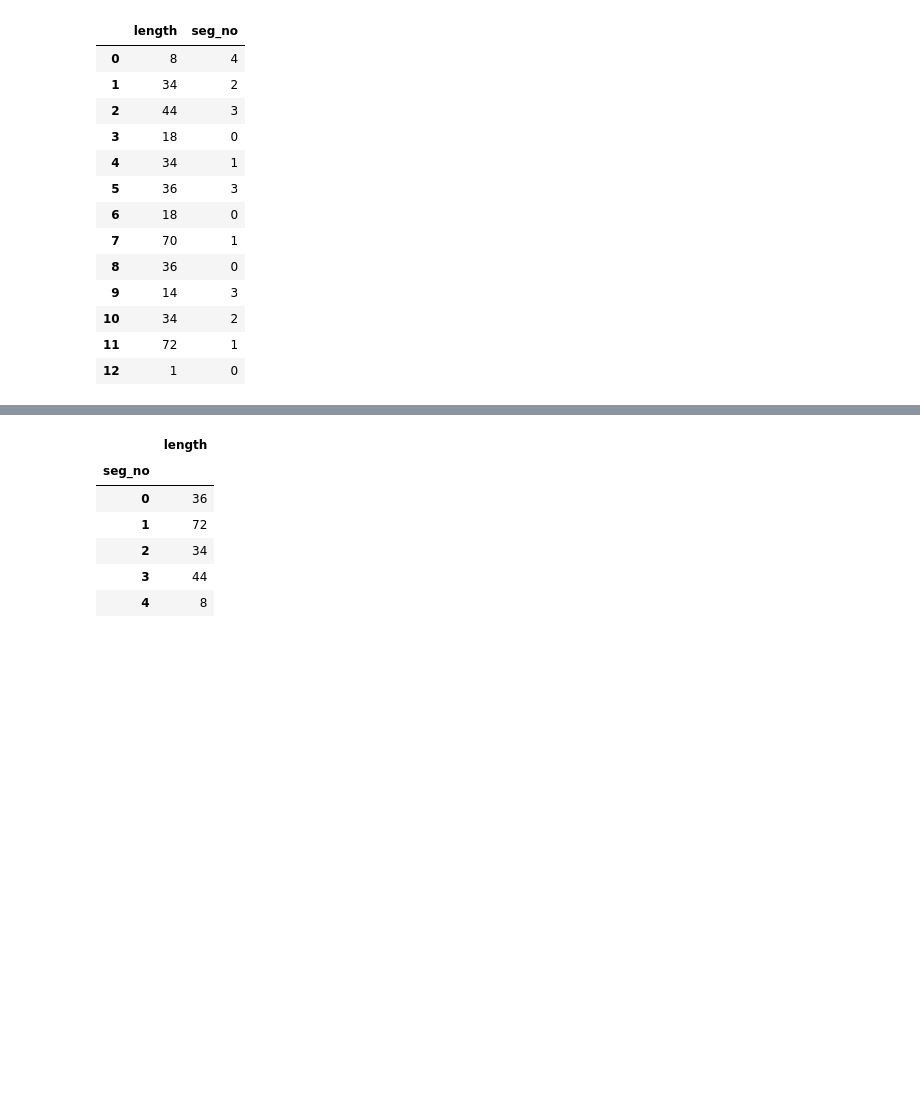
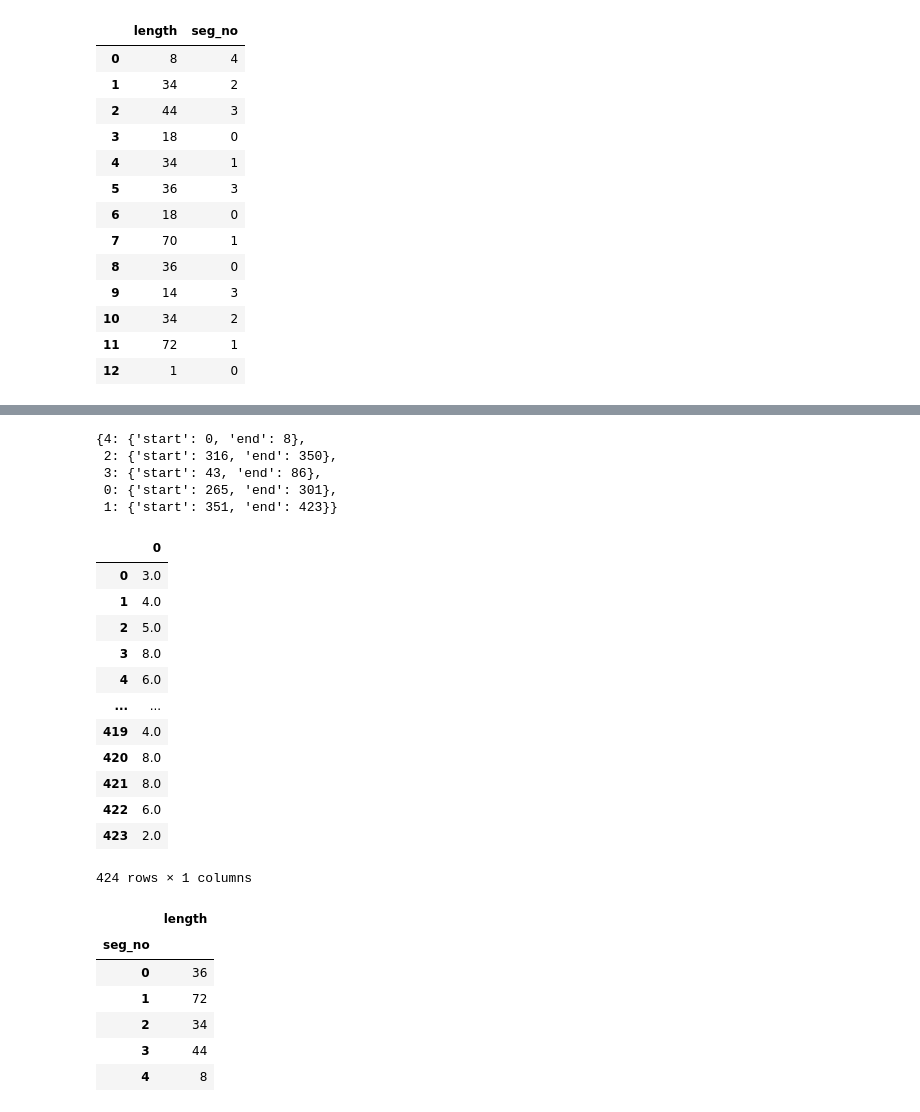
Before and after one commit to wvsharber/BeatMapSynthesizer, a Jupyter notebook: notebooks/Music_analysis.ipynb, the cells around one changed output, grey strips where cells are left out. Drawn from its saved outputs; the diff is of its cells as text; code cells hidden in the pictures; blank space fills up the shorter version.

Commit message:
add segmentation to HMM

```diff
--- a/notebooks/Music_analysis.ipynb
+++ b/notebooks/Music_analysis.ipynb
@@ -638,0 +646,64 @@ df
+# %%
+def segment_predictions(segment_df, HMM_model):
+    """This function predicts a Markov chain walk for each segment of a segmented music file. It will repeat a
+    walk for segments that it has already mapped previously (truncating or extending as necessary)."""
+
+    #make predictions
+    preds = pd.DataFrame([])
+
+    completed_segments = {}
+
+    for index, row in segment_df.iterrows():
+        if row['seg_no'] not in completed_segments.keys():
+            if index == 0:
+                pred = HMM_model.walk()
+                while len(pred) < row['length']:
+                    pred = HMM_model.walk()
+                completed_segments.update({row['seg_no']: {'start':0, 'end': len(pred)}})
+                preds = pd.concat([preds, pred[0: row['length']]], axis = 0, ignore_index = True)
+
+            else:
+                pred = HMM_model.walk(init_state = preds.iloc[-1, 0])
+                while len(pred) < row['length']:
+                    pred = HMM_model.walk(init_state = preds.iloc[-1, 0])
+                completed_segments.update({row['seg_no']: {'start': len(preds)+1, 'end': len(preds)+len(pred)}})
+                preds = pd.concat([preds, pred[0: row['length']]], axis = 0, ignore_index = True)
+
+        else:
+            if row['length'] <= (completed_segments[row['seg_no']]['end'] - completed_segments[row['seg_no']]['start']): #segment_df[segment_df['seg_no'] == row['seg_no']].iloc[0, 0]:
+                pred = preds.iloc[completed_segments[row['seg_no']]['start']: completed_segments[row['seg_no']]['start'] + row['length'], 0]
+                preds = pd.concat([preds, pred], axis = 0, ignore_index = True)
+            else:
+                extend = HMM_model.walk(init_state = preds.iloc[completed_segments[row['seg_no']]['end'], 0])
+                pred = preds.iloc[completed_segments[row['seg_no']]['start']: completed_segments[row['seg_no']]['end'], 0]
+                diff = row['length'] - len(pred)
+                pred = pd.concat([pred, extend[0: diff+1]], axis = 0, ignore_index = True)
+                completed_segments.update({row['seg_no']: {'start': len(preds)+1, 'end': len(preds)+len(pred)}})
+                preds = pd.concat([preds, pred], axis = 0, ignore_index = True)
+    return preds
+# %%
+completed_segments, preds = segment_predictions(df, None)
+# %%
+completed_segments
+# %% [output]
+{4: {'start': 0, 'end': 8},
+ 2: {'start': 316, 'end': 350},
+ 3: {'start': 43, 'end': 86},
+ 0: {'start': 265, 'end': 301},
+ 1: {'start': 351, 'end': 423}}
+# %%
+preds
+# %% [output]
+|  | 0 |
+| 0 | 3.0 |
+| 1 | 4.0 |
+| 2 | 5.0 |
+| 3 | 8.0 |
+| 4 | 6.0 |
+| ... | ... |
+| 419 | 4.0 |
+| 420 | 8.0 |
+| 421 | 8.0 |
+| 422 | 6.0 |
+| 423 | 2.0 |
+424 rows × 1 columns
```
Also changed, not shown: parts of 2 cells of this notebook, 13 other files.
